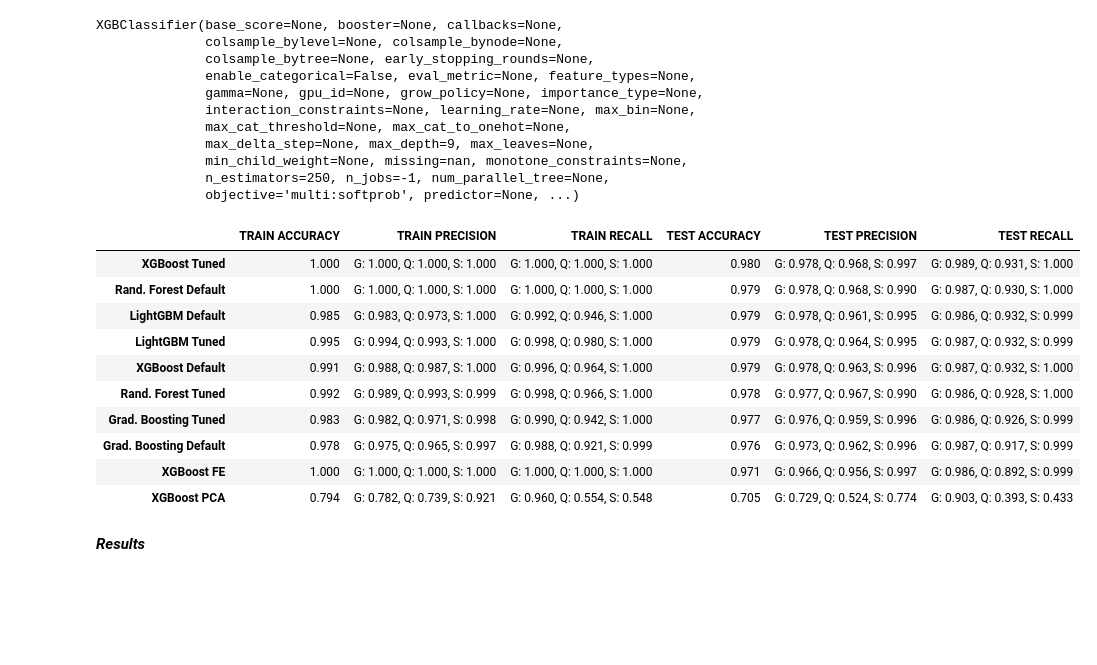
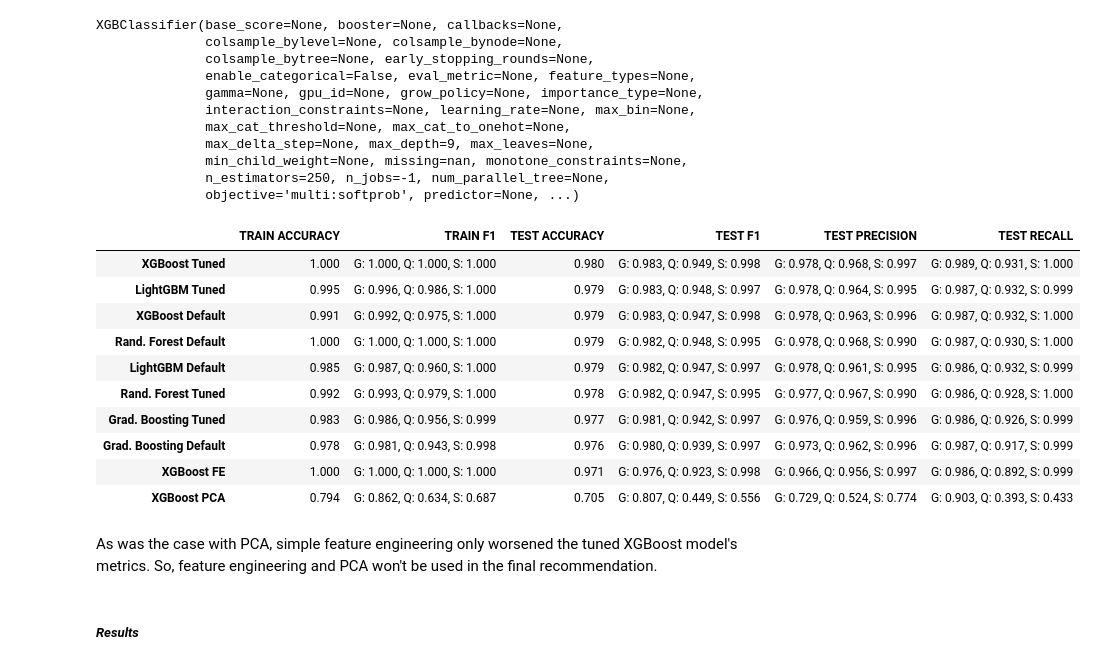
Before and after one commit to john-a-dixon/stellar-object-classification, a Jupyter notebook: stellar.ipynb, the cells around one changed output. Drawn from its saved outputs; the diff is of its cells as text; code cells hidden in the pictures; blank space fills up the shorter version.

Commit message:
Finished with everything aside from the recommendation.

```diff
--- a/stellar.ipynb
+++ b/stellar.ipynb
@@ -77,7 +77,7 @@ def format_for_df(keys, values):
 
 def metrics(train_y_true, train_y_pred, test_y_true, test_y_pred, name, labels=["GALAXY", "QSO", "STAR"]):
    # Create a metrics_df to hold the metrics
-   metrics_df = pd.DataFrame(columns=["TRAIN ACCURACY", "TRAIN F1", "TRAIN PRECISION", "TRAIN RECALL", "TEST ACCURACY", "TEST F1", "TEST PRECISION", "TEST RECALL"])
+   metrics_df = pd.DataFrame(columns=["TRAIN ACCURACY", "TRAIN F1", "TEST ACCURACY", "TEST F1", "TEST PRECISION", "TEST RECALL"])
 
    # Get the accuracy score
    train_accuracy = f"{accuracy_score(train_y_true, train_y_pred):.3f}"
@@ -91,21 +91,17 @@ def metrics(train_y_true, train_y_pred, test_y_true, test_y_pred, name, labels=[
    test_f1s = format_for_df(labels, np.round(test_f1s, 3))
 
    # Get the precision scores per class when each is chosen as a positive class
-   train_precisions = precision_score(train_y_true, train_y_pred, labels=labels, average=None)
    test_precisions = precision_score(test_y_true, test_y_pred, labels=labels, average=None)
    # Modify the format of the precision scores so they are easier to read and compare in the future
-   train_precisions = format_for_df(labels, np.round(train_precisions, 3))
    test_precisions = format_for_df(labels, np.round(test_precisions, 3))
 
    # Get the recall scores per class when each is chosen as a positive class
-   train_recalls = recall_score(train_y_true, train_y_pred, labels=labels, average=None)
    test_recalls = recall_score(test_y_true, test_y_pred, labels=labels, average=None)
    # Modify the format of the recall scores so they are easier to read and compare in the future
-   train_recalls = format_for_df(labels, np.round(train_recalls, 3))
    test_recalls = format_for_df(labels, np.round(test_recalls, 3))
 
    # Add the metrics to the metrics_df
-   metrics_df.loc[name] = [train_accuracy, train_f1s, train_precisions, train_recalls, test_accuracy, test_f1s, test_precisions, test_recalls]
+   metrics_df.loc[name] = [train_accuracy, train_f1s, test_accuracy, test_f1s, test_precisions, test_recalls]
 
    # Return the metrics_df
    return metrics_df
@@ -802,23 +822,27 @@ XGBClassifier(base_score=None, booster=None, callbacks=None,
 # %%
 # Perform predictions on both of these sets, but do it this way because XGBoost is odd
 y_train_preds = xgbc_tuned_engineered.predict(X_train)
 y_train_preds = pd.Series(y_train_preds).map({0: "GALAXY", 1: "QSO", 2: "STAR"})
 y_test_preds = xgbc_tuned_engineered.predict(X_test)
 y_test_preds = pd.Series(y_test_preds).map({0: "GALAXY", 1: "QSO", 2: "STAR"})
 
+# Add the new metrics to the metrics df
 metrics_df = pd.concat([metrics_df, metrics(y_train, y_train_preds, y_test, y_test_preds, "XGBoost FE")])
-metrics_df.sort_values(by=["TEST ACCURACY"], ascending=False)
+# Display the resulting DataFrame sorted by Test Accuracy and then Test f1
+metrics_df.sort_values(by=["TEST ACCURACY", "TEST F1"], ascending=False)
 # %% [output]
-|  | TRAIN ACCURACY | TRAIN PRECISION | TRAIN RECALL | TEST ACCURACY | TEST PRECISION | TEST RECALL |
-| XGBoost Tuned | 1.000 | G: 1.000, Q: 1.000, S: 1.000 | G: 1.000, Q: 1.000, S: 1.000 | 0.980 | G: 0.978, Q: 0.968, S: 0.997 | G: 0.989, Q: 0.931, S: 1.000 |
-| Rand. Forest Default | 1.000 | G: 1.000, Q: 1.000, S: 1.000 | G: 1.000, Q: 1.000, S: 1.000 | 0.979 | G: 0.978, Q: 0.968, S: 0.990 | G: 0.987, Q: 0.930, S: 1.000 |
-| LightGBM Default | 0.985 | G: 0.983, Q: 0.973, S: 1.000 | G: 0.992, Q: 0.946, S: 1.000 | 0.979 | G: 0.978, Q: 0.961, S: 0.995 | G: 0.986, Q: 0.932, S: 0.999 |
-| LightGBM Tuned | 0.995 | G: 0.994, Q: 0.993, S: 1.000 | G: 0.998, Q: 0.980, S: 1.000 | 0.979 | G: 0.978, Q: 0.964, S: 0.995 | G: 0.987, Q: 0.932, S: 0.999 |
-| XGBoost Default | 0.991 | G: 0.988, Q: 0.987, S: 1.000 | G: 0.996, Q: 0.964, S: 1.000 | 0.979 | G: 0.978, Q: 0.963, S: 0.996 | G: 0.987, Q: 0.932, S: 1.000 |
-| Rand. Forest Tuned | 0.992 | G: 0.989, Q: 0.993, S: 0.999 | G: 0.998, Q: 0.966, S: 1.000 | 0.978 | G: 0.977, Q: 0.967, S: 0.990 | G: 0.986, Q: 0.928, S: 1.000 |
-| Grad. Boosting Tuned | 0.983 | G: 0.982, Q: 0.971, S: 0.998 | G: 0.990, Q: 0.942, S: 1.000 | 0.977 | G: 0.976, Q: 0.959, S: 0.996 | G: 0.986, Q: 0.926, S: 0.999 |
-| Grad. Boosting Default | 0.978 | G: 0.975, Q: 0.965, S: 0.997 | G: 0.988, Q: 0.921, S: 0.999 | 0.976 | G: 0.973, Q: 0.962, S: 0.996 | G: 0.987, Q: 0.917, S: 0.999 |
-| XGBoost FE | 1.000 | G: 1.000, Q: 1.000, S: 1.000 | G: 1.000, Q: 1.000, S: 1.000 | 0.971 | G: 0.966, Q: 0.956, S: 0.997 | G: 0.986, Q: 0.892, S: 0.999 |
-| XGBoost PCA | 0.794 | G: 0.782, Q: 0.739, S: 0.921 | G: 0.960, Q: 0.554, S: 0.548 | 0.705 | G: 0.729, Q: 0.524, S: 0.774 | G: 0.903, Q: 0.393, S: 0.433 |
+|  | TRAIN ACCURACY | TRAIN F1 | TEST ACCURACY | TEST F1 | TEST PRECISION | TEST RECALL |
+| XGBoost Tuned | 1.000 | G: 1.000, Q: 1.000, S: 1.000 | 0.980 | G: 0.983, Q: 0.949, S: 0.998 | G: 0.978, Q: 0.968, S: 0.997 | G: 0.989, Q: 0.931, S: 1.000 |
+| LightGBM Tuned | 0.995 | G: 0.996, Q: 0.986, S: 1.000 | 0.979 | G: 0.983, Q: 0.948, S: 0.997 | G: 0.978, Q: 0.964, S: 0.995 | G: 0.987, Q: 0.932, S: 0.999 |
+| XGBoost Default | 0.991 | G: 0.992, Q: 0.975, S: 1.000 | 0.979 | G: 0.983, Q: 0.947, S: 0.998 | G: 0.978, Q: 0.963, S: 0.996 | G: 0.987, Q: 0.932, S: 1.000 |
+| Rand. Forest Default | 1.000 | G: 1.000, Q: 1.000, S: 1.000 | 0.979 | G: 0.982, Q: 0.948, S: 0.995 | G: 0.978, Q: 0.968, S: 0.990 | G: 0.987, Q: 0.930, S: 1.000 |
+| LightGBM Default | 0.985 | G: 0.987, Q: 0.960, S: 1.000 | 0.979 | G: 0.982, Q: 0.947, S: 0.997 | G: 0.978, Q: 0.961, S: 0.995 | G: 0.986, Q: 0.932, S: 0.999 |
+| Rand. Forest Tuned | 0.992 | G: 0.993, Q: 0.979, S: 1.000 | 0.978 | G: 0.982, Q: 0.947, S: 0.995 | G: 0.977, Q: 0.967, S: 0.990 | G: 0.986, Q: 0.928, S: 1.000 |
+| Grad. Boosting Tuned | 0.983 | G: 0.986, Q: 0.956, S: 0.999 | 0.977 | G: 0.981, Q: 0.942, S: 0.997 | G: 0.976, Q: 0.959, S: 0.996 | G: 0.986, Q: 0.926, S: 0.999 |
+| Grad. Boosting Default | 0.978 | G: 0.981, Q: 0.943, S: 0.998 | 0.976 | G: 0.980, Q: 0.939, S: 0.997 | G: 0.973, Q: 0.962, S: 0.996 | G: 0.987, Q: 0.917, S: 0.999 |
+| XGBoost FE | 1.000 | G: 1.000, Q: 1.000, S: 1.000 | 0.971 | G: 0.976, Q: 0.923, S: 0.998 | G: 0.966, Q: 0.956, S: 0.997 | G: 0.986, Q: 0.892, S: 0.999 |
+| XGBoost PCA | 0.794 | G: 0.862, Q: 0.634, S: 0.687 | 0.705 | G: 0.807, Q: 0.449, S: 0.556 | G: 0.729, Q: 0.524, S: 0.774 | G: 0.903, Q: 0.393, S: 0.433 |
+# %% [markdown]
+As was the case with PCA, simple feature engineering only worsened the tuned XGBoost model's metrics. So, feature engineering and PCA won't be used in the final recommendation.
 # %% [markdown]
-**_Results_**
+##### **_Results_**
```
Also changed, not shown: parts of 26 cells of this notebook.
